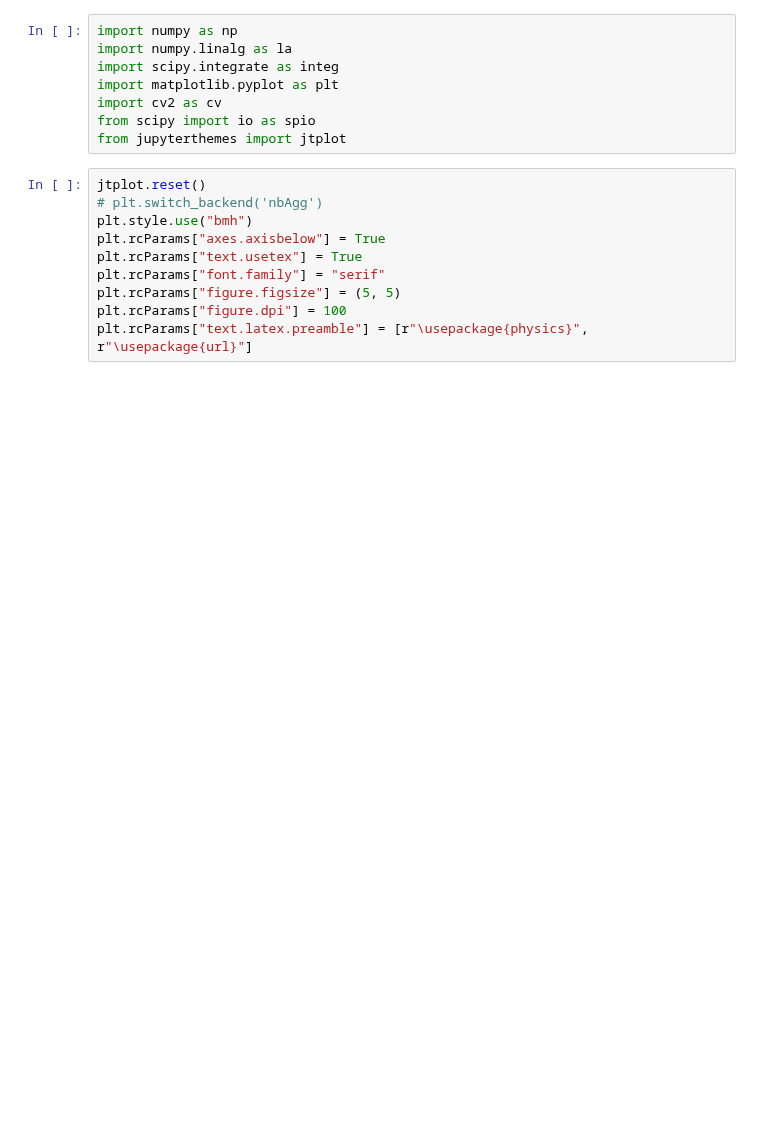
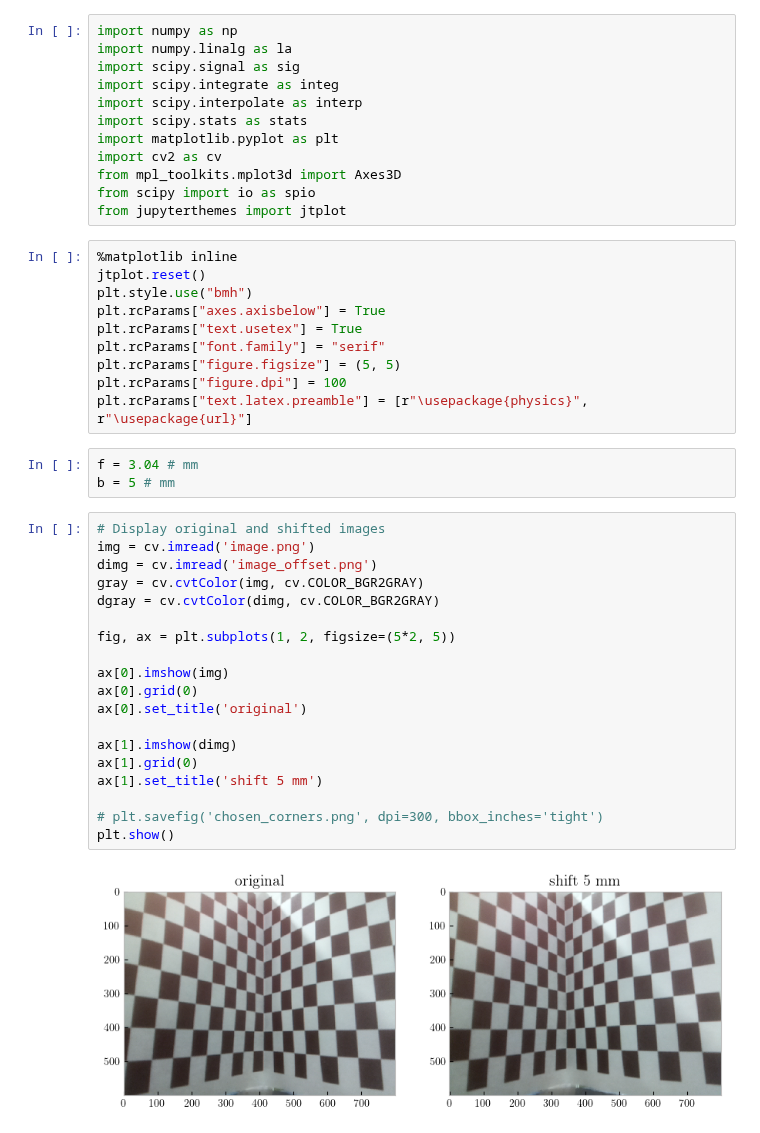
Before and after one commit to kvdomingo/AP187, a Jupyter notebook: Activity 12 - Stereometry/187-12.ipynb, the cells around one changed output. Saved outputs shown, nothing was run; the diff lists cells and outputs as text; blank space fills up the shorter version.

```diff
--- a/Activity 12 - Stereometry/187-12.ipynb
+++ b/Activity 12 - Stereometry/187-12.ipynb
@@ -1,14 +1,18 @@
 # %%
 import numpy as np
 import numpy.linalg as la
+import scipy.signal as sig
 import scipy.integrate as integ
+import scipy.interpolate as interp
+import scipy.stats as stats
 import matplotlib.pyplot as plt
 import cv2 as cv
+from mpl_toolkits.mplot3d import Axes3D
 from scipy import io as spio
 from jupyterthemes import jtplot
 # %%
+%matplotlib inline
 jtplot.reset()
-# plt.switch_backend('nbAgg')
 plt.style.use("bmh")
 plt.rcParams["axes.axisbelow"] = True
 plt.rcParams["text.usetex"] = True
@@ -16,3 +20,27 @@ plt.rcParams["font.family"] = "serif"
 plt.rcParams["figure.figsize"] = (5, 5)
 plt.rcParams["figure.dpi"] = 100
 plt.rcParams["text.latex.preamble"] = [r"\usepackage{physics}", r"\usepackage{url}"]
+# %%
+f = 3.04 # mm
+b = 5 # mm
+# %%
+# Display original and shifted images
+img = cv.imread('image.png')
+dimg = cv.imread('image_offset.png')
+gray = cv.cvtColor(img, cv.COLOR_BGR2GRAY)
+dgray = cv.cvtColor(dimg, cv.COLOR_BGR2GRAY)
+
+fig, ax = plt.subplots(1, 2, figsize=(5*2, 5))
+
+ax[0].imshow(img)
+ax[0].grid(0)
+ax[0].set_title('original')
+
+ax[1].imshow(dimg)
+ax[1].grid(0)
+ax[1].set_title('shift 5 mm')
+
+# plt.savefig('chosen_corners.png', dpi=300, bbox_inches='tight')
+plt.show()
+# %% [output]
+[figure, added]
```
Also changed, not shown: parts of 6 cells of this notebook, 7 other files.
